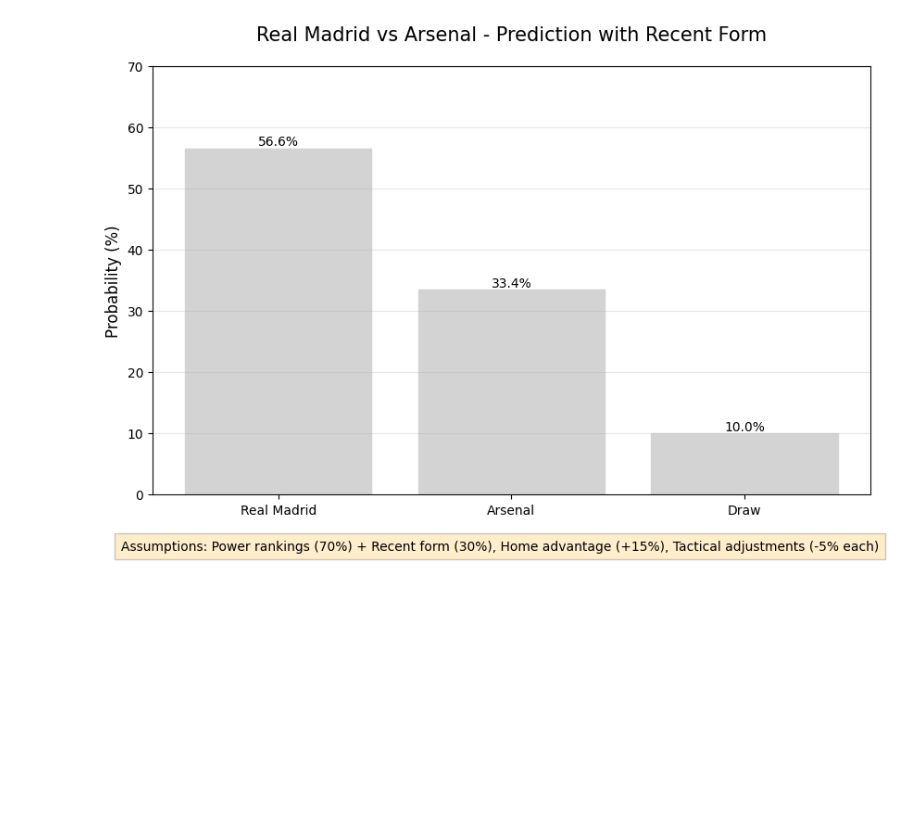
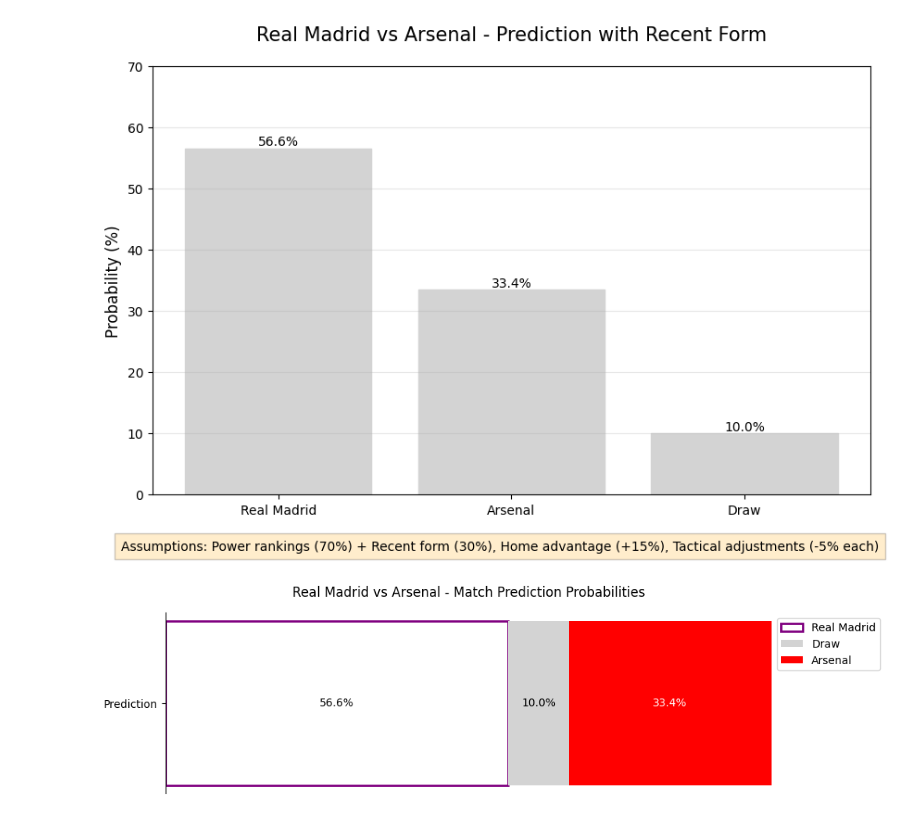
Before and after one commit to marclamberts/football-analysis, a Jupyter notebook: Predictions_2025.ipynb, the cells around one changed output. Drawn from its saved outputs; the diff is of its cells as text; code cells hidden in the pictures; blank space fills up the shorter version.

```diff
--- a/Predictions_2025.ipynb
+++ b/Predictions_2025.ipynb
@@ -101,3 +101,77 @@ Real Madrid: 56.6%
 Arsenal: 33.4%
 Draw: 10.0%
 [figure]
+# %%
+# Football Match Prediction - Single Bar Visualization
+import matplotlib.pyplot as plt
+
+def calculate_probabilities():
+    # Input data
+    arsenal_power = 99.0
+    real_power = 96.6
+    home_advantage = 15
+    tactical_adjustment = 5
+    draw_adjustment = 10
+
+    # Recent form
+    arsenal_wins = 3
+    real_wins = 2
+
+    # Calculate probabilities (same as before)
+    arsenal_form = (arsenal_wins / 5) * 100
+    real_form = (real_wins / 5) * 100
+
+    total_power = arsenal_power + real_power
+    arsenal_base = (arsenal_power / total_power) * 100
+    real_base = (real_power / total_power) * 100
+
+    arsenal_combined = (arsenal_base * 0.7) + (arsenal_form * 0.3)
+    real_combined = (real_base * 0.7) + (real_form * 0.3)
+
+    real_with_home = real_combined + home_advantage
+    arsenal_with_home = arsenal_combined - home_advantage
+
+    real_final = real_with_home - tactical_adjustment
+    arsenal_final = arsenal_with_home - tactical_adjustment
+    draw_prob = draw_adjustment
+
+    total = real_final + arsenal_final + draw_prob
+    return {
+        "Real Madrid": (real_final / total) * 100,
+        "Draw": (draw_prob / total) * 100,
+        "Arsenal": (arsenal_final / total) * 100
+    }
+
+probabilities = calculate_probabilities()
+
+# Single stacked bar visualization
+plt.figure(figsize=(10, 3))
+plt.barh(["Prediction"], [probabilities["Real Madrid"]],
+        color='white', edgecolor='purple', linewidth=2, label='Real Madrid')
+plt.barh(["Prediction"], [probabilities["Draw"]],
+        left=[probabilities["Real Madrid"]], color='lightgray', label='Draw')
+plt.barh(["Prediction"], [probabilities["Arsenal"]],
+        left=[probabilities["Real Madrid"] + probabilities["Draw"]],
+        color='red', label='Arsenal')
+
+# Add percentage labels
+plt.text(probabilities["Real Madrid"]/2, 0,
+         f'{probabilities["Real Madrid"]:.1f}%',
+         ha='center', va='center', color='black')
+plt.text(probabilities["Real Madrid"] + probabilities["Draw"]/2, 0,
+         f'{probabilities["Draw"]:.1f}%',
+         ha='center', va='center', color='black')
+plt.text(probabilities["Real Madrid"] + probabilities["Draw"] + probabilities["Arsenal"]/2, 0,
+         f'{probabilities["Arsenal"]:.1f}%',
+         ha='center', va='center', color='white')
+
+plt.title('Real Madrid vs Arsenal - Match Prediction Probabilities', pad=15)
+plt.xlim(0, 100)
+plt.xticks([])  # Remove x-axis ticks
+plt.gca().spines['top'].set_visible(False)
+plt.gca().spines['right'].set_visible(False)
+plt.gca().spines['bottom'].set_visible(False)
+plt.legend(bbox_to_anchor=(1, 1))
+plt.show()
+# %% [output]
+[figure, added]
```
